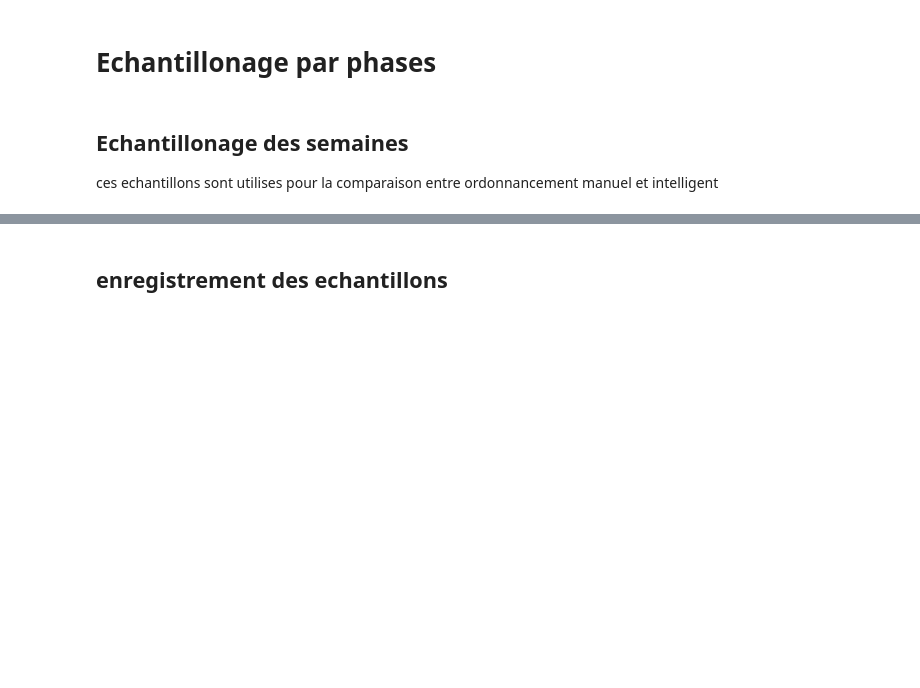
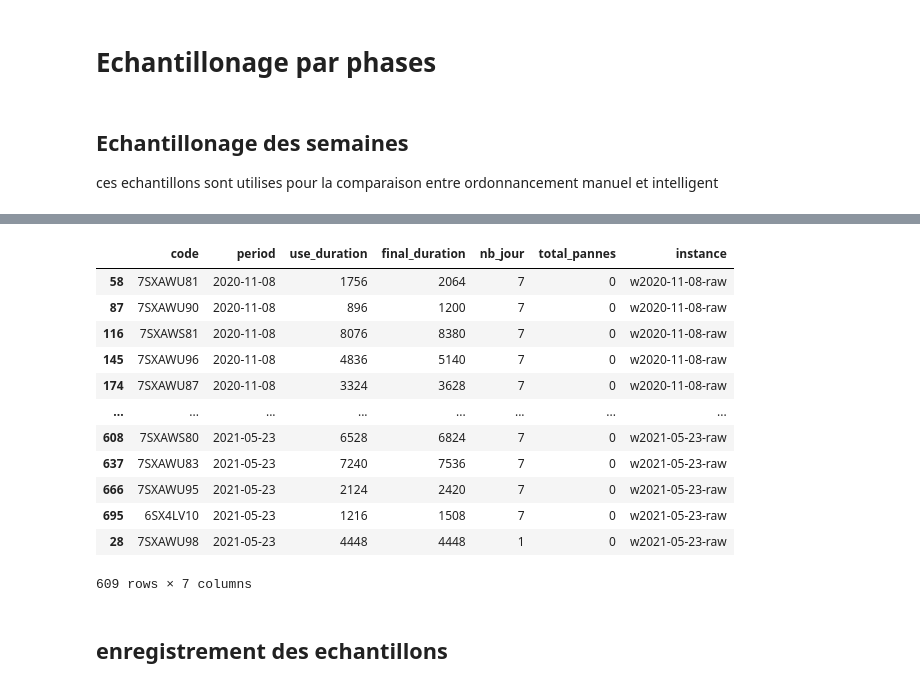
Before and after one commit to MalcomChumchouaPenda/rcemp-dial, a Jupyter notebook: notebooks/benchmarking_HGD.ipynb, the cells around one changed output, grey strips where cells are left out. Cells and saved outputs as stored; diff of their text form; code cells hidden in the pictures; blank space fills up the shorter version.

```diff
--- a/notebooks/benchmarking_HGD.ipynb
+++ b/notebooks/benchmarking_HGD.ipynb
@@ -473,3 +781,29 @@ machines_sample.head(25)
+# %%
+machine_sample2 = []
+nb_machines =len(machines_utiles)
+for period, group in machine_sample1.groupby('period'):
+    group.sort_values(['total_pannes', 'nb_jour'],
+                      ascending=[True, False],
+                      inplace=True)
+    sample = group.iloc[:nb_machines]
+    machine_sample2.append(sample)
+    # print(len(sample['code'].to_list()))
+machine_sample2 = pd.concat(machine_sample2)
+machine_sample2
+# %% [output]
+|  | code | period | use_duration | final_duration | nb_jour | total_pannes | instance |
+| 58 | 7SXAWU81 | 2020-11-08 | 1756 | 2064 | 7 | 0 | w2020-11-08-raw |
+| 87 | 7SXAWU90 | 2020-11-08 | 896 | 1200 | 7 | 0 | w2020-11-08-raw |
+| 116 | 7SXAWS81 | 2020-11-08 | 8076 | 8380 | 7 | 0 | w2020-11-08-raw |
+| 145 | 7SXAWU96 | 2020-11-08 | 4836 | 5140 | 7 | 0 | w2020-11-08-raw |
+| 174 | 7SXAWU87 | 2020-11-08 | 3324 | 3628 | 7 | 0 | w2020-11-08-raw |
+| ... | ... | ... | ... | ... | ... | ... | ... |
+| 608 | 7SXAWS80 | 2021-05-23 | 6528 | 6824 | 7 | 0 | w2021-05-23-raw |
+| 637 | 7SXAWU83 | 2021-05-23 | 7240 | 7536 | 7 | 0 | w2021-05-23-raw |
+| 666 | 7SXAWU95 | 2021-05-23 | 2124 | 2420 | 7 | 0 | w2021-05-23-raw |
+| 695 | 6SX4LV10 | 2021-05-23 | 1216 | 1508 | 7 | 0 | w2021-05-23-raw |
+| 28 | 7SXAWU98 | 2021-05-23 | 4448 | 4448 | 1 | 0 | w2021-05-23-raw |
+609 rows × 7 columns
 # %% [markdown]
 ## enregistrement des echantillons
 # %%
```
Also changed, not shown: parts of 77 cells of this notebook, 13 other files.
